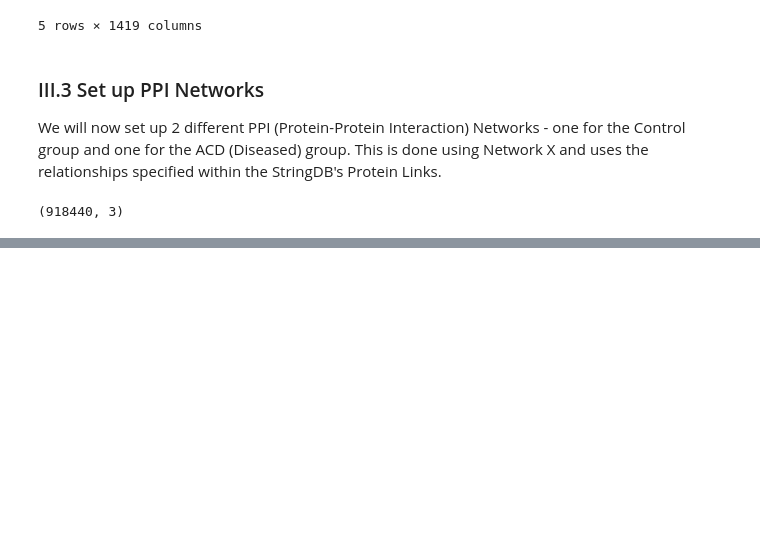
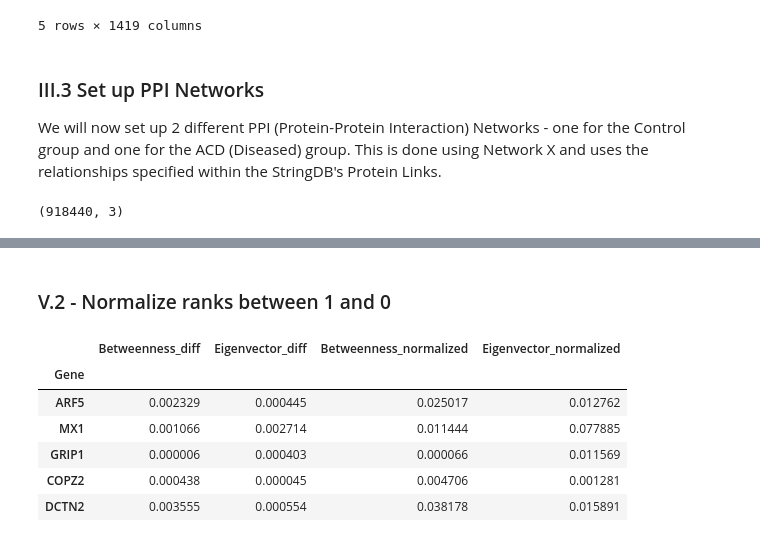
Before and after one commit to DavidosRB/Python-DiCE, a Jupyter notebook: notebooks/example_workflow.ipynb, the cells around one changed output, grey strips where cells are left out. Saved outputs shown, nothing was run; the diff lists cells and outputs as text; code cells hidden in the pictures; blank space fills up the shorter version.

```diff
--- a/notebooks/example_workflow.ipynb
+++ b/notebooks/example_workflow.ipynb
@@ -498,0 +559,15 @@ Within these 2 networks, we can now calculate Pearson correlations between gene
+# %%
+def create_centrality_df(betweenness_centrality_dict, eigenvector_centrality_dict, group_label: str) -> pd.DataFrame:
+    centrality_df = pd.DataFrame({
+        "Gene": betweenness_centrality_dict.keys(),
+        "BetweennessCentrality": list(betweenness_centrality_dict.values()),
+        "EigenvectorCentrality": list(eigenvector_centrality_dict.values()),
+        "Group": group_label
+    }).set_index("Gene")
+    return centrality_df
+# %%
+control_centrality_df = create_centrality_df(betweenness_centrality_control, eigenvector_centrality_control, group_label="Control")
+acd_centrality_df = create_centrality_df(betweenness_centrality_acd, eigenvector_centrality_acd, group_label="ACD")
+
+print(control_centrality_df.shape)
+control_centrality_df.head()
@@ -498,0 +620,2 @@ Within these 2 networks, we can now calculate Pearson correlations between gene
+# %% [markdown]
+### V.2 - Normalize ranks between 1 and 0
@@ -498,0 +627,13 @@ Within these 2 networks, we can now calculate Pearson correlations between gene
+# %%
+centrality_diff_df["Betweenness_normalized"] = normalize_rank(centrality_diff_df["Betweenness_diff"])
+centrality_diff_df["Eigenvector_normalized"] = normalize_rank(centrality_diff_df["Eigenvector_diff"])
+
+centrality_diff_df.head()
+# %% [output]
+|  | Betweenness_diff | Eigenvector_diff | Betweenness_normalized | Eigenvector_normalized |
+| Gene |  |  |  |  |
+| ARF5 | 0.002329 | 0.000445 | 0.025017 | 0.012762 |
+| MX1 | 0.001066 | 0.002714 | 0.011444 | 0.077885 |
+| GRIP1 | 0.000006 | 0.000403 | 0.000066 | 0.011569 |
+| COPZ2 | 0.000438 | 0.000045 | 0.004706 | 0.001281 |
+| DCTN2 | 0.003555 | 0.000554 | 0.038178 | 0.015891 |
```
Also changed, not shown: parts of 27 cells of this notebook.
